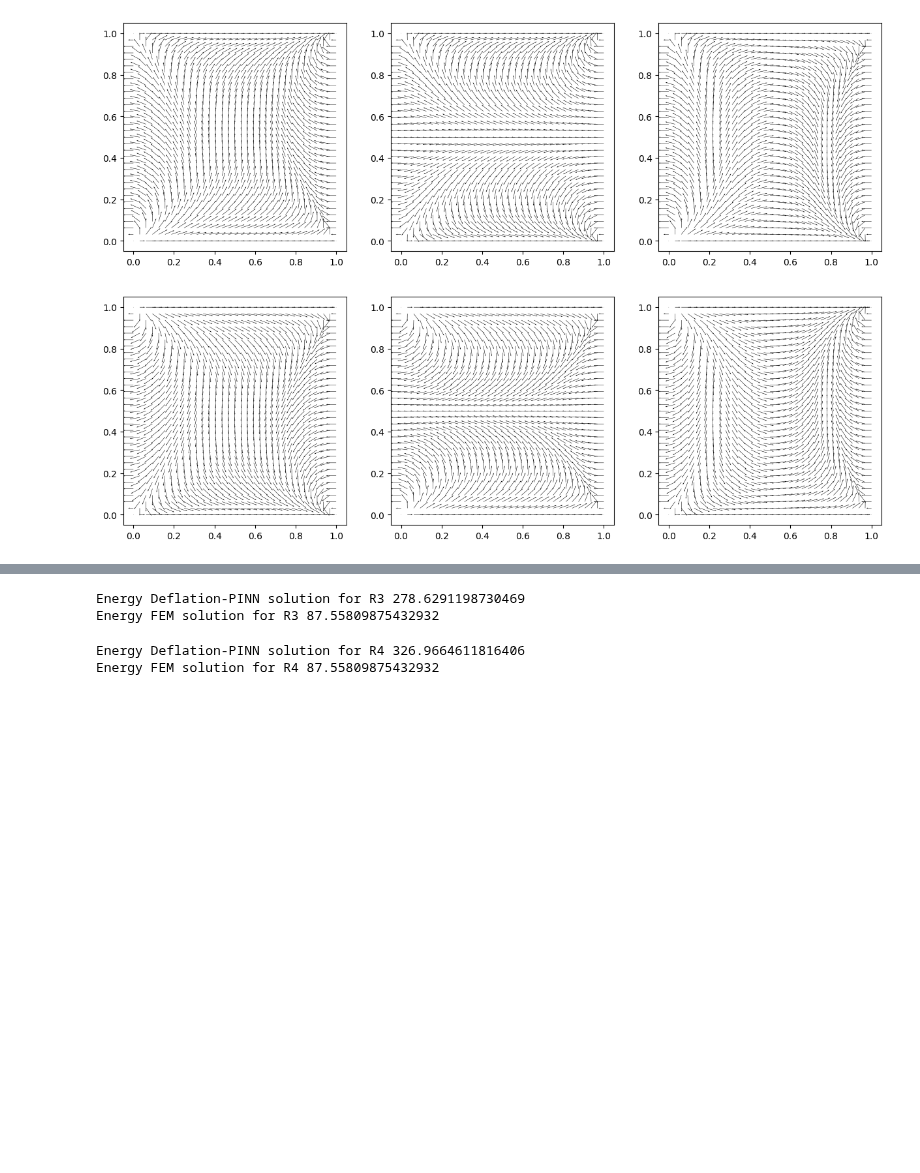
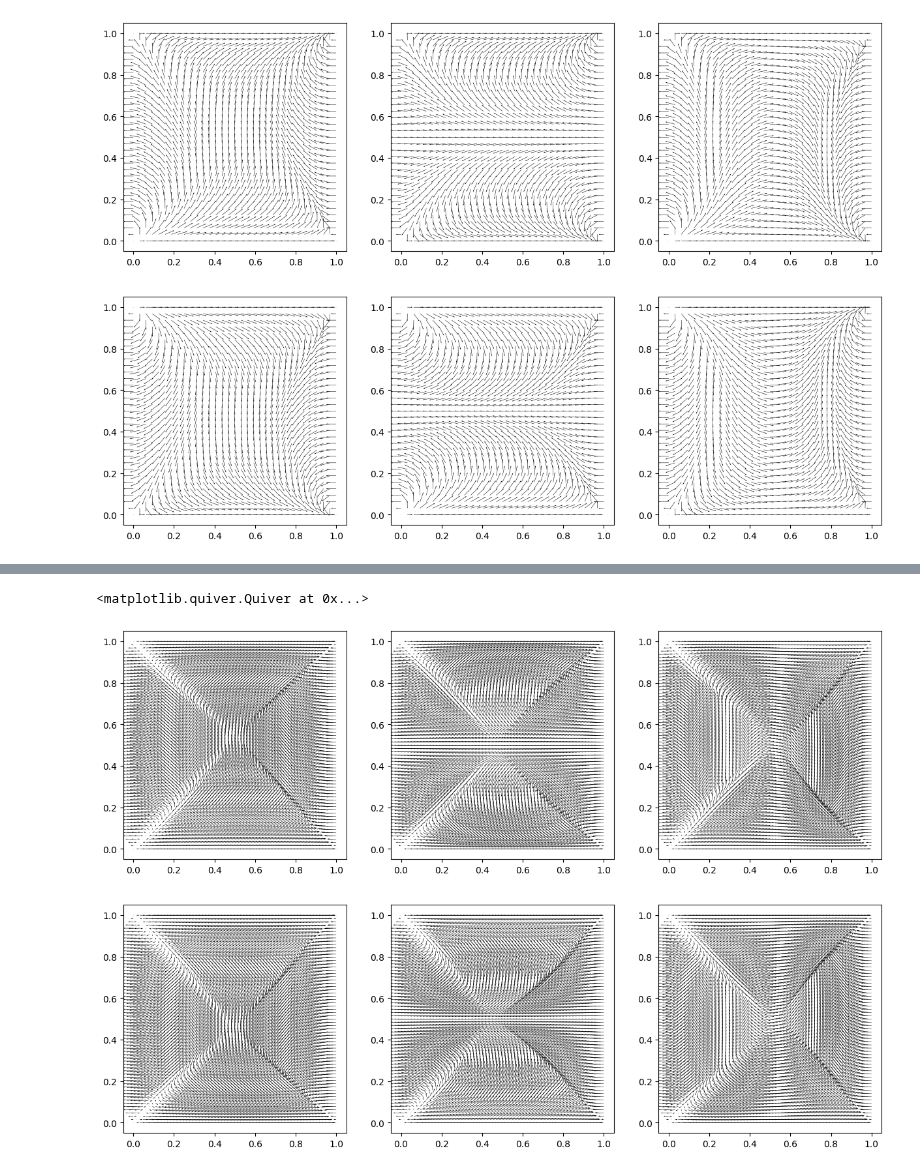
Before and after one commit to SeanDisaro/DeflationPINNs, a Jupyter notebook: metricsAndPics4Paper.ipynb, the cells around one changed output, grey strips where cells are left out. Saved outputs shown, nothing was run; the diff lists cells and outputs as text; code cells hidden in the pictures; blank space fills up the shorter version.

```diff
--- a/metricsAndPics4Paper.ipynb
+++ b/metricsAndPics4Paper.ipynb
@@ -146,15 +118,7 @@ y = jointInputVec[:, 1].detach().cpu().numpy().reshape(-1)
 # %%
-res1 = scipy.io.loadmat("data/Reduced2DimLDG/trueSolution/data_R1.mat")
-res2 = scipy.io.loadmat("data/Reduced2DimLDG/trueSolution/data_R2.mat")
-res3 = scipy.io.loadmat("data/Reduced2DimLDG/trueSolution/data_R3.mat")
-res4 = scipy.io.loadmat("data/Reduced2DimLDG/trueSolution/data_R4.mat")
-res5 = scipy.io.loadmat("data/Reduced2DimLDG/trueSolution/data_15112024.mat")
-res6 = scipy.io.loadmat("data/Reduced2DimLDG/trueSolution/data_D2.mat")
-coordinates = scipy.io.loadmat("data/Reduced2DimLDG/trueSolution/data_test.mat")
+D1_fem = scipy.io.loadmat("data/trueSolution/data_LDG_D1_solution.mat")
+D2_fem = scipy.io.loadmat("data/trueSolution/data_LDG_D2_solution.mat")
+R1_fem = scipy.io.loadmat("data/trueSolution/data_LDG_R1_solution.mat")
+R2_fem = scipy.io.loadmat("data/trueSolution/data_LDG_R2_solution.mat")
+R3_fem = scipy.io.loadmat("data/trueSolution/data_LDG_R3_solution.mat")
+R4_fem = scipy.io.loadmat("data/trueSolution/data_LDG_R4_solution.mat")
-# %%
-D1_fem = scipy.io.loadmat("data/Reduced2DimLDG/trueSolution/data_LDG_D1_solution.mat")
-D2_fem = scipy.io.loadmat("data/Reduced2DimLDG/trueSolution/data_LDG_D2_solution.mat")
-R1_fem = scipy.io.loadmat("data/Reduced2DimLDG/trueSolution/data_LDG_R1_solution.mat")
-R2_fem = scipy.io.loadmat("data/Reduced2DimLDG/trueSolution/data_LDG_R2_solution.mat")
-R3_fem = scipy.io.loadmat("data/Reduced2DimLDG/trueSolution/data_LDG_R3_solution.mat")
-R4_fem = scipy.io.loadmat("data/Reduced2DimLDG/trueSolution/data_LDG_R4_solution.mat")
@@ -419,16 +252,0 @@ Energy FEM solution for R2 87.55809875432928
-# %%
-# R3 Energy
-i = 4
-print(f"Energy Deflation-PINN solution for R3 {energyNNModel(jointInputVec,Q11_torch[i], Q12_torch[i] )}")
-print(f"Energy FEM solution for R3 {R3_fem["Energy"][0,0]}")
-# %% [output]
-Energy Deflation-PINN solution for R3 278.6291198730469
-Energy FEM solution for R3 87.55809875432932
-# %%
-# R4 Energy
-i = 5
-print(f"Energy Deflation-PINN solution for R4 {energyNNModel(jointInputVec,Q11_torch[i], Q12_torch[i] )}")
-print(f"Energy FEM solution for R4 {R4_fem["Energy"][0,0]}")
-# %% [output]
-Energy Deflation-PINN solution for R4 326.9664611816406
-Energy FEM solution for R4 87.55809875432932
@@ -434,0 +279,43 @@ Energy FEM solution for R4 87.55809875432932
+# %%
+fig, ax = plt.subplots(2, 3)
+fig.set_figheight(10)
+fig.set_figwidth(15)
+ax[0,0].quiver(
+                xy[:,0], xy[:,1],
+                Q11_NN4Diff[0],
+                Q12_NN4Diff[0],
+                angles='xy', scale_units='xy', scale=20, width=0.0015
+                )
+ax[1,0].quiver(
+                xy[:,0], xy[:,1],
+                Q11_NN4Diff[1],
+                Q12_NN4Diff[1],
+                angles='xy', scale_units='xy', scale=20, width=0.0015
+                )
+ax[0,1].quiver(
+                xy[:,0], xy[:,1],
+                Q11_NN4Diff[2],
+                Q12_NN4Diff[2],
+                angles='xy', scale_units='xy', scale=20, width=0.0015
+                )
+ax[1,1].quiver(
+                xy[:,0], xy[:,1],
+                Q11_NN4Diff[3],
+                Q12_NN4Diff[3],
+                angles='xy', scale_units='xy', scale=20, width=0.0015
+                )
+ax[0,2].quiver(
+                xy[:,0], xy[:,1],
+                Q11_NN4Diff[4],
+                Q12_NN4Diff[4],
+                angles='xy', scale_units='xy', scale=20, width=0.0015
+                )
+ax[1,2].quiver(
+                xy[:,0], xy[:,1],
+                Q11_NN4Diff[5],
+                Q12_NN4Diff[5],
+                angles='xy', scale_units='xy', scale=20, width=0.0015
+                )
+# %% [output]
+<matplotlib.quiver.Quiver at 0x...>
+[figure, added]
```
Also changed, not shown: parts of 29 cells of this notebook, 24 other files.
